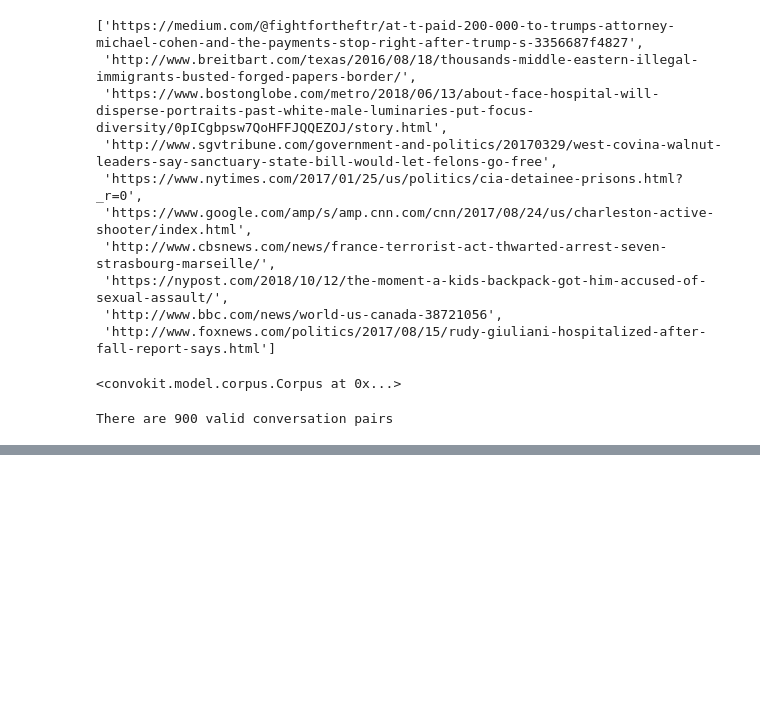
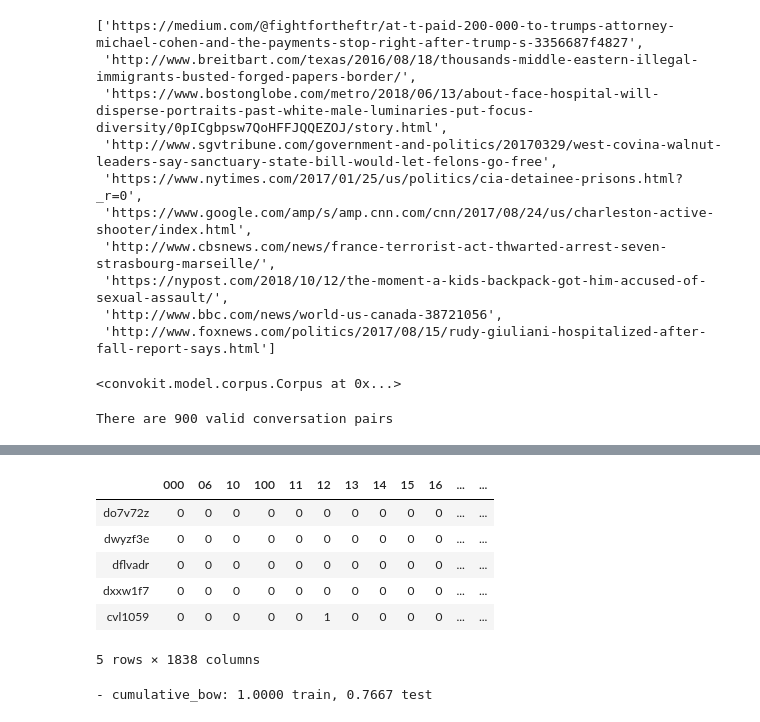
Before and after one commit to rgangela99/Cornell-Conversational-Analysis-Toolkit, a Jupyter notebook: examples/fake-news/fake-news-matches-from-url.ipynb, the cells around one changed output, grey strips where cells are left out. Drawn from its saved outputs; the diff is of its cells as text; code cells hidden in the pictures; blank space fills up the shorter version.

```diff
--- a/examples/fake-news/fake-news-matches-from-url.ipynb
+++ b/examples/fake-news/fake-news-matches-from-url.ipynb
@@ -140,0 +280,12 @@ print_extreme_coefs(clf, feats)
+# %%
+test_text_arr = cv.transform(test_text_df['text'])
+test_text_transform_df = pd.DataFrame(test_text_arr.toarray(), columns=cv.get_feature_names(), index=test_text_df.index)
+test_text_transform_df.head()
+# %% [output]
+|  | 000 | 06 | 10 | 100 | 11 | 12 | 13 | 14 | 15 | 16 | ... | ... |
+| do7v72z | 0 | 0 | 0 | 0 | 0 | 0 | 0 | 0 | 0 | 0 | ... | ... |
+| dwyzf3e | 0 | 0 | 0 | 0 | 0 | 0 | 0 | 0 | 0 | 0 | ... | ... |
+| dflvadr | 0 | 0 | 0 | 0 | 0 | 0 | 0 | 0 | 0 | 0 | ... | ... |
+| dxxw1f7 | 0 | 0 | 0 | 0 | 0 | 0 | 0 | 0 | 0 | 0 | ... | ... |
+| cvl1059 | 0 | 0 | 0 | 0 | 0 | 1 | 0 | 0 | 0 | 0 | ... | ... |
+5 rows × 1838 columns
@@ -140,0 +333,6 @@ print_extreme_coefs(clf, feats)
+# %%
+train_acc = clf.score(X_train, y_train)
+test_acc = clf.score(X_test, y_test)
+print("- {}: {:.4f} train, {:.4f} test".format("cumulative_bow", train_acc, test_acc))
+# %% [output]
+- cumulative_bow: 1.0000 train, 0.7667 test
```
Also changed, not shown: parts of 55 cells of this notebook, 1 other file.
